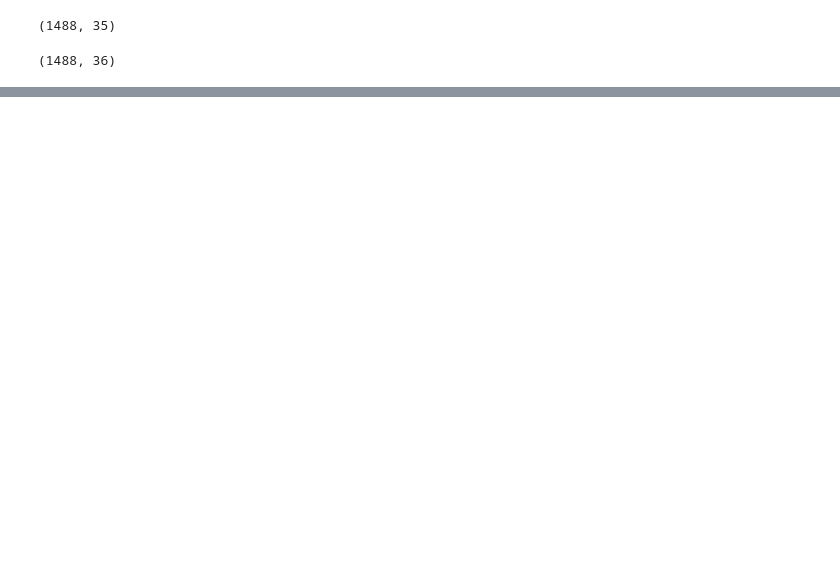
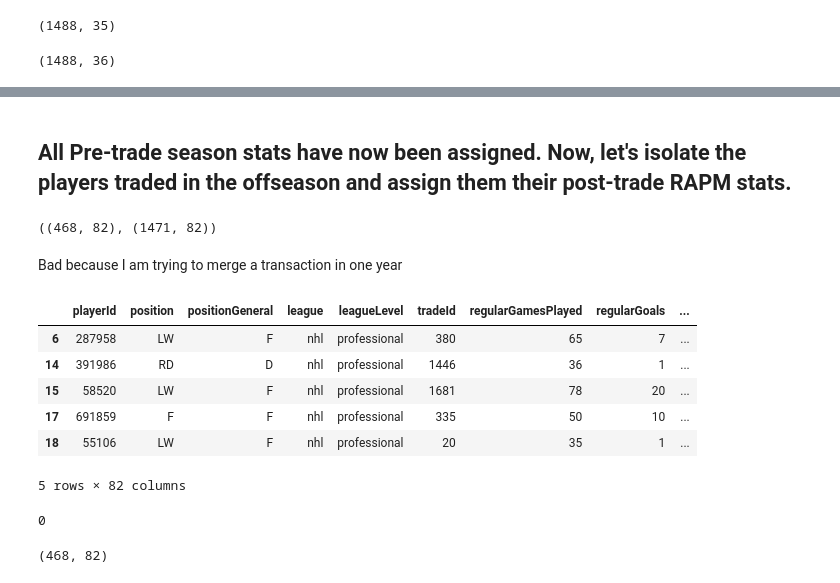
Before and after one commit to ahaze65/NHL_2025_Spring_2026, a Jupyter notebook: Code/Data_Merging.ipynb, the cells around one changed output, grey strips where cells are left out. Saved outputs shown, nothing was run; the diff lists cells and outputs as text; code cells hidden in the pictures; blank space fills up the shorter version.

```diff
--- a/Code/Data_Merging.ipynb
+++ b/Code/Data_Merging.ipynb
@@ -133,3 +247,3 @@ pre_season_stats_merged.shape
 # %%
 # Assign pre-trade stats based on the trade year
-pre_season_stats_merged = pd.merge(third_merge, skater_data, left_on=['nhlPlayerId','trade_year'], right_on=['API ID','Season'], how='inner')
+all_pre_season_stats = pd.merge(pre_season_stats_merged, RAPM_skater_data, left_on=['nhlPlayerId','pre_trade_year','Team'], right_on=['API ID','Season','Team'], how='inner')
@@ -135,0 +276,5 @@ pre_season_stats_merged = pd.merge(third_merge, skater_data, left_on=['nhlPlayer
+# %%
+# Remove all duplicate columns from previous merges that end in _y
+all_pre_season_stats.drop(columns=['positionGeneral_y','Player_y', 'EH_ID_y', 'API ID_y',
+       'Season_y', 'Position_y', 'Shoots_y', 'Birthday_y', 'Age_y',
+       'Draft Yr_y', 'Draft Rd_y', 'Draft Ov_y', 'GP_y', 'TOI_y'], inplace=True)
@@ -135,0 +302,3 @@ pre_season_stats_merged = pd.merge(third_merge, skater_data, left_on=['nhlPlayer
+# %%
+# Get rid of all _x suffixes from the columns
+all_pre_season_stats.columns = [col.replace('_x','') for col in all_pre_season_stats.columns]
@@ -135,0 +325,29 @@ pre_season_stats_merged = pd.merge(third_merge, skater_data, left_on=['nhlPlayer
+# %% [markdown]
+## All Pre-trade season stats have now been assigned. Now, let's isolate the players traded in the offseason and assign them their post-trade RAPM stats.
+# %%
+# Isolate players traded in the off-season
+off_season_traded_players = all_pre_season_stats[all_pre_season_stats['off-season_trade'] == 1]
+
+# Isolate players traded during the season
+in_season_traded_players = all_pre_season_stats[all_pre_season_stats['off-season_trade'] == 0]
+# %%
+# Check that they split correctly
+off_season_traded_players.shape, in_season_traded_players.shape
+# %% [output]
+((468, 82), (1471, 82))
+# %% [markdown]
+Bad because I am trying to merge a transaction in one year
+# %%
+off_season_traded_players.head()
+# %% [output]
+|  | playerId | position | positionGeneral | league | leagueLevel | tradeId | regularGamesPlayed | regularGoals | ... |
+| 6 | 287958 | LW | F | nhl | professional | 380 | 65 | 7 | ... |
+| 14 | 391986 | RD | D | nhl | professional | 1446 | 36 | 1 | ... |
+| 15 | 58520 | LW | F | nhl | professional | 1681 | 78 | 20 | ... |
+| 17 | 691859 | F | F | nhl | professional | 335 | 50 | 10 | ... |
+| 18 | 55106 | LW | F | nhl | professional | 20 | 35 | 1 | ... |
+5 rows × 82 columns
+# %%
+RAPM_skater_data['Season'].isna().sum()
+# %% [output]
+0
@@ -135,0 +357,4 @@ pre_season_stats_merged = pd.merge(third_merge, skater_data, left_on=['nhlPlayer
+# %%
+off_season_traded_players.shape
+# %% [output]
+(468, 82)
```
Also changed, not shown: parts of 22 cells of this notebook.
